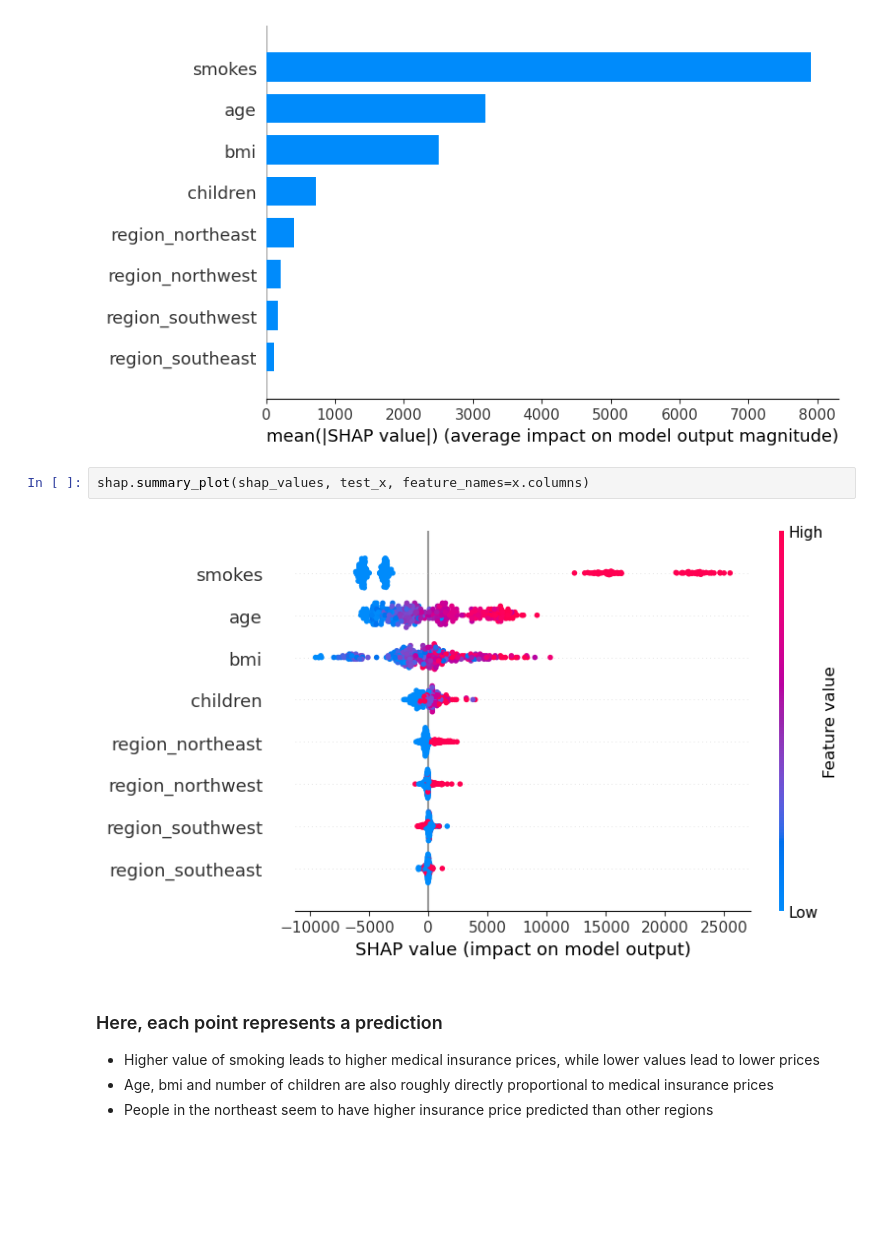
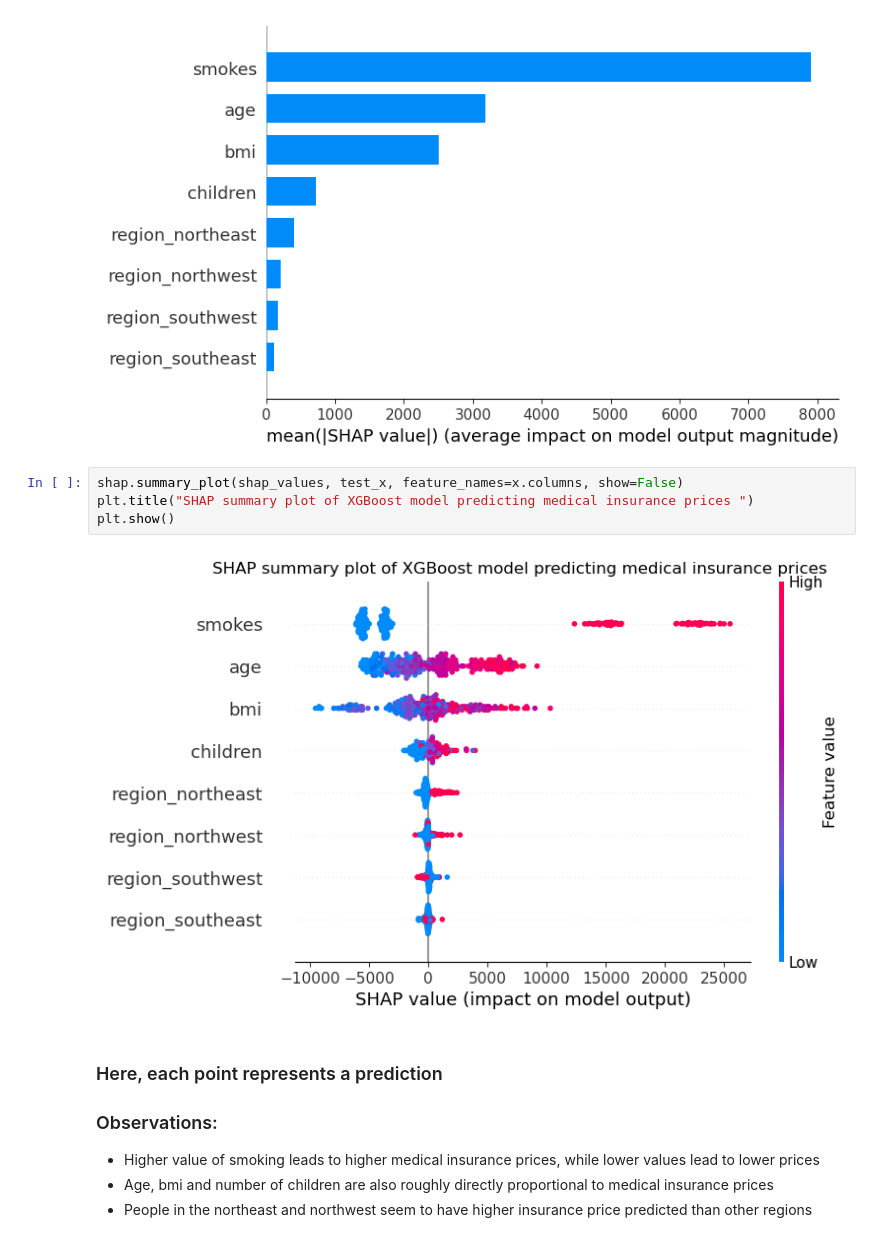
Before and after one commit to vanikanoria/Explaining-Medical-Insurance-Price-Prediction-Models, a Jupyter notebook: Medical Insurance Price Prediction.ipynb, the cells around one changed output. Cells and saved outputs as stored; diff of their text form; blank space fills up the shorter version.

Commit message:
updating models

```diff
--- a/Medical Insurance Price Prediction.ipynb
+++ b/Medical Insurance Price Prediction.ipynb
@@ -570,12 +591,16 @@ shap.summary_plot(shap_values, test_x, plot_type="bar", feature_names = x.column
 # %% [output]
 [figure]
 # %%
-shap.summary_plot(shap_values, test_x, feature_names=x.columns)
+shap.summary_plot(shap_values, test_x, feature_names=x.columns, show=False)
+plt.title("SHAP summary plot of XGBoost model predicting medical insurance prices ")
+plt.show()
 # %% [output]
-[figure, old version]
+[figure, new version]
-# %% [markdown]
-### Here, each point represents a prediction
-
-* Higher value of smoking leads to higher medical insurance prices, while lower values lead to lower prices
-* Age, bmi and number of children are also roughly directly proportional to medical insurance prices
-* People in the northeast seem to have higher insurance price predicted than other regions
+# %% [markdown]
+### Here, each point represents a prediction
+
+### Observations:
+
+* Higher value of smoking leads to higher medical insurance prices, while lower values lead to lower prices
+* Age, bmi and number of children are also roughly directly proportional to medical insurance prices
+* People in the northeast and northwest seem to have higher insurance price predicted than other regions
```
Also changed, not shown: parts of 55 cells of this notebook.
